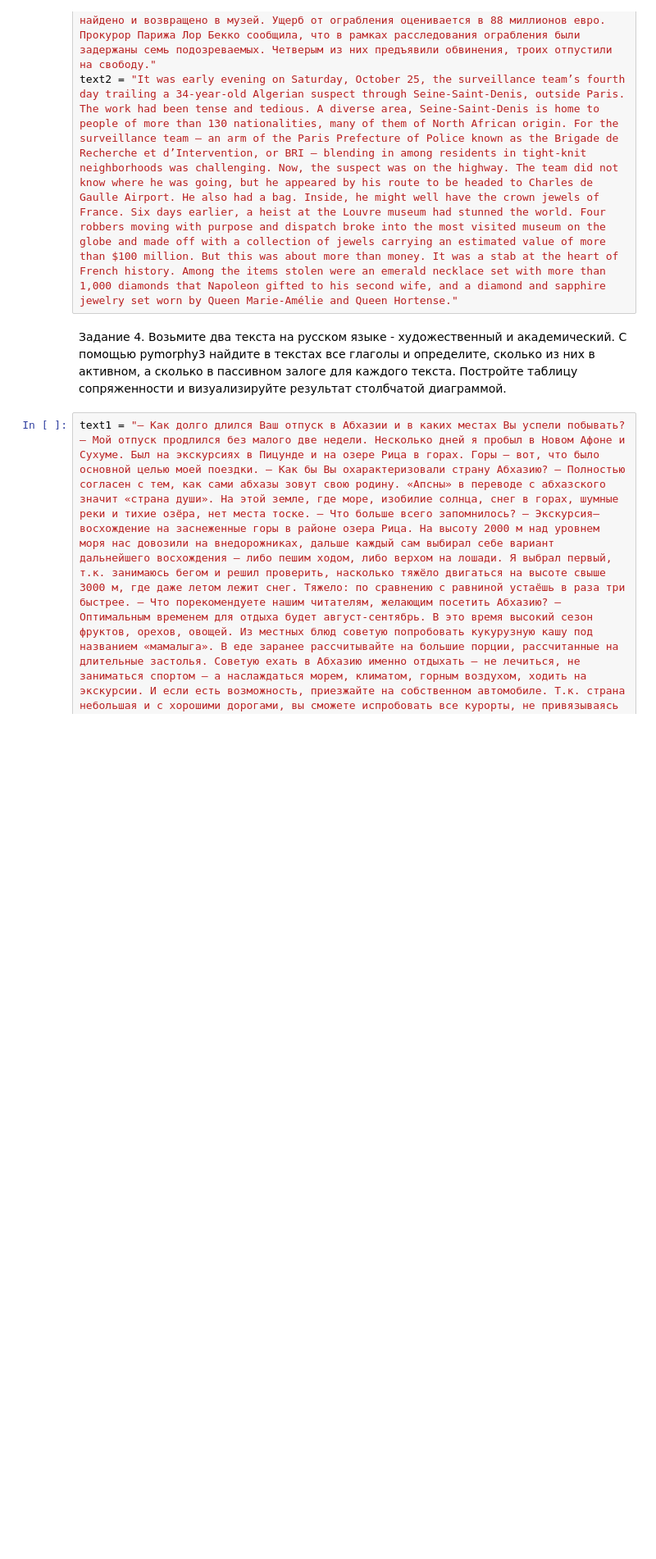
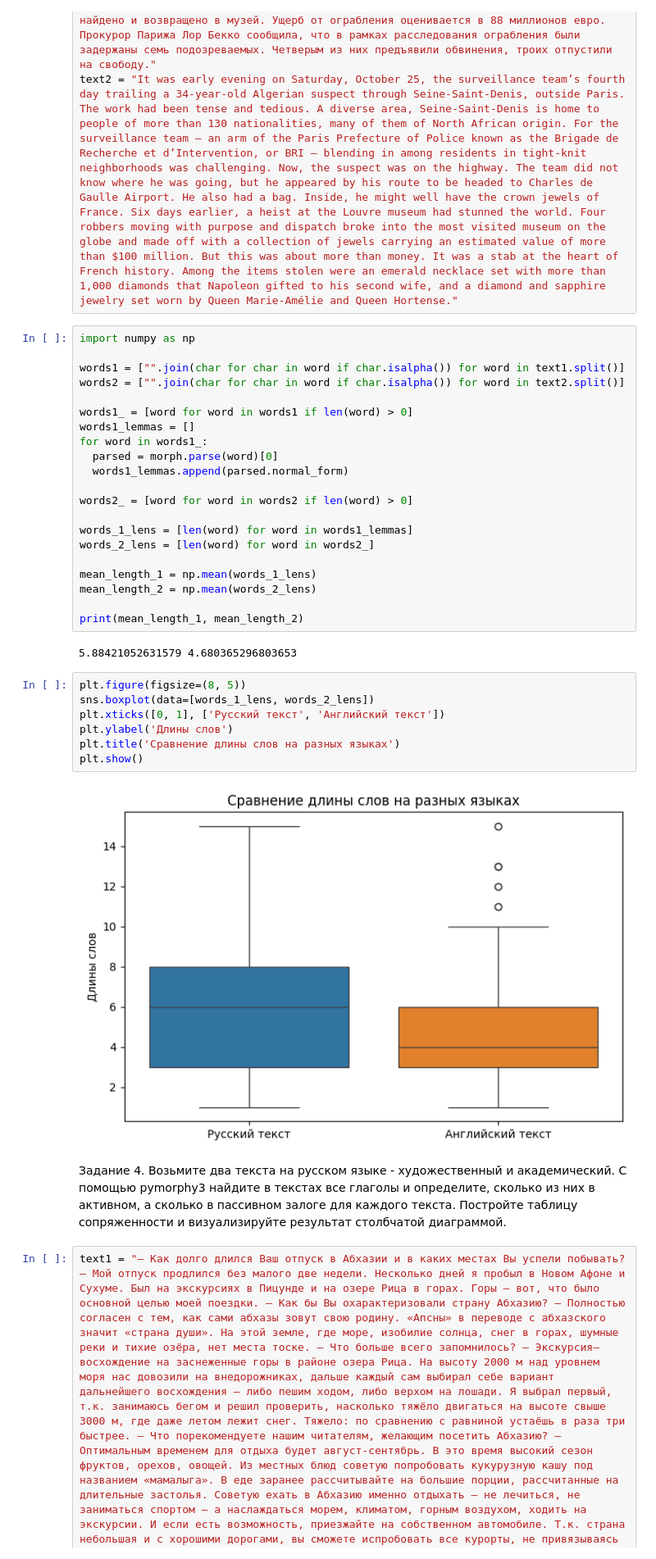
Before and after one commit to phonetics-spbu/phonetics-spbu.github.io, a Jupyter notebook: public/courses/python_2_mag/ipynb/stat_Python.ipynb, the cells around one changed output. Shown at 82% size. Cells and saved outputs as stored; diff of their text form; blank space fills up the shorter version.

```diff
--- a/public/courses/python_2_mag/ipynb/stat_Python.ipynb
+++ b/public/courses/python_2_mag/ipynb/stat_Python.ipynb
@@ -347,6 +347,38 @@ print(p_value)
 # %%
 text1 = "ПАРИЖ, 20 ноя — РИА Новости. Парижский Лувр после громкого ограбления в октябре объявил открытый тендер на проведение работ по повышению безопасности музея, следует из соответствующего документа, имеющегося в распоряжении РИА Новости. «Предметом подрядного договора являются работы по обеспечению безопасности музея Лувр в рамках генерального плана», — говорится в документе. Крайний срок подачи заявок на участие в тендере — 3 декабря 2025 года. Предварительный срок действия подрядного договора — 7,5 лет. Работы будут осуществляться в шесть этапов, средства на их проведение будут выделены из бюджета Лувра. Бюджет тендера и конкретные виды работ в документе не указаны. Ранее директор Лувра Лоранс Де Кар объявила о вступлении в силу генерального плана по повышению безопасности музея. По её словам, он включает целый ряд работ, в частности в вопросе видеонаблюдения, которое директор назвала «слабым местом» Лувра. Грабители 19 октября пробрались в Лувр и украли девять ювелирных украшений, среди которых — тиары, серьги, ожерелья и броши французских королев и императриц. Одно из них — поврежденная корона императрицы Евгении де Монтихо — было найдено и возвращено в музей. Ущерб от ограбления оценивается в 88 миллионов евро. Прокурор Парижа Лор Бекко сообщила, что в рамках расследования ограбления были задержаны семь подозреваемых. Четверым из них предъявили обвинения, троих отпустили на свободу."
 text2 = "It was early evening on Saturday, October 25, the surveillance team’s fourth day trailing a 34-year-old Algerian suspect through Seine-Saint-Denis, outside Paris. The work had been tense and tedious. A diverse area, Seine-Saint-Denis is home to people of more than 130 nationalities, many of them of North African origin. For the surveillance team – an arm of the Paris Prefecture of Police known as the Brigade de Recherche et d’Intervention, or BRI – blending in among residents in tight-knit neighborhoods was challenging. Now, the suspect was on the highway. The team did not know where he was going, but he appeared by his route to be headed to Charles de Gaulle Airport. He also had a bag. Inside, he might well have the crown jewels of France. Six days earlier, a heist at the Louvre museum had stunned the world. Four robbers moving with purpose and dispatch broke into the most visited museum on the globe and made off with a collection of jewels carrying an estimated value of more than $100 million. But this was about more than money. It was a stab at the heart of French history. Among the items stolen were an emerald necklace set with more than 1,000 diamonds that Napoleon gifted to his second wife, and a diamond and sapphire jewelry set worn by Queen Marie-Amélie and Queen Hortense."
+# %%
+import numpy as np
+
+words1 = ["".join(char for char in word if char.isalpha()) for word in text1.split()]
+words2 = ["".join(char for char in word if char.isalpha()) for word in text2.split()]
+
+words1_ = [word for word in words1 if len(word) > 0]
+words1_lemmas = []
+for word in words1_:
+  parsed = morph.parse(word)[0]
+  words1_lemmas.append(parsed.normal_form)
+
+words2_ = [word for word in words2 if len(word) > 0]
+
+words_1_lens = [len(word) for word in words1_lemmas]
+words_2_lens = [len(word) for word in words2_]
+
+mean_length_1 = np.mean(words_1_lens)
+mean_length_2 = np.mean(words_2_lens)
+
+print(mean_length_1, mean_length_2)
+# %% [output]
+5.88421052631579 4.680365296803653
+# %%
+plt.figure(figsize=(8, 5))
+sns.boxplot(data=[words_1_lens, words_2_lens])
+plt.xticks([0, 1], ['Русский текст', 'Английский текст'])
+plt.ylabel('Длины слов')
+plt.title('Сравнение длины слов на разных языках')
+plt.show()
+# %% [output]
+[figure, added]
 # %% [markdown]
 Задание 4. Возьмите два текста на русском языке - художественный и академический. С помощью pymorphy3 найдите в текстах все глаголы и определите, сколько из них в активном, а сколько в пассивном залоге для каждого текста. Постройте таблицу сопряженности и визуализируйте результат столбчатой диаграммой.
 # %%
```
Also changed, not shown: parts of 5 cells of this notebook.
